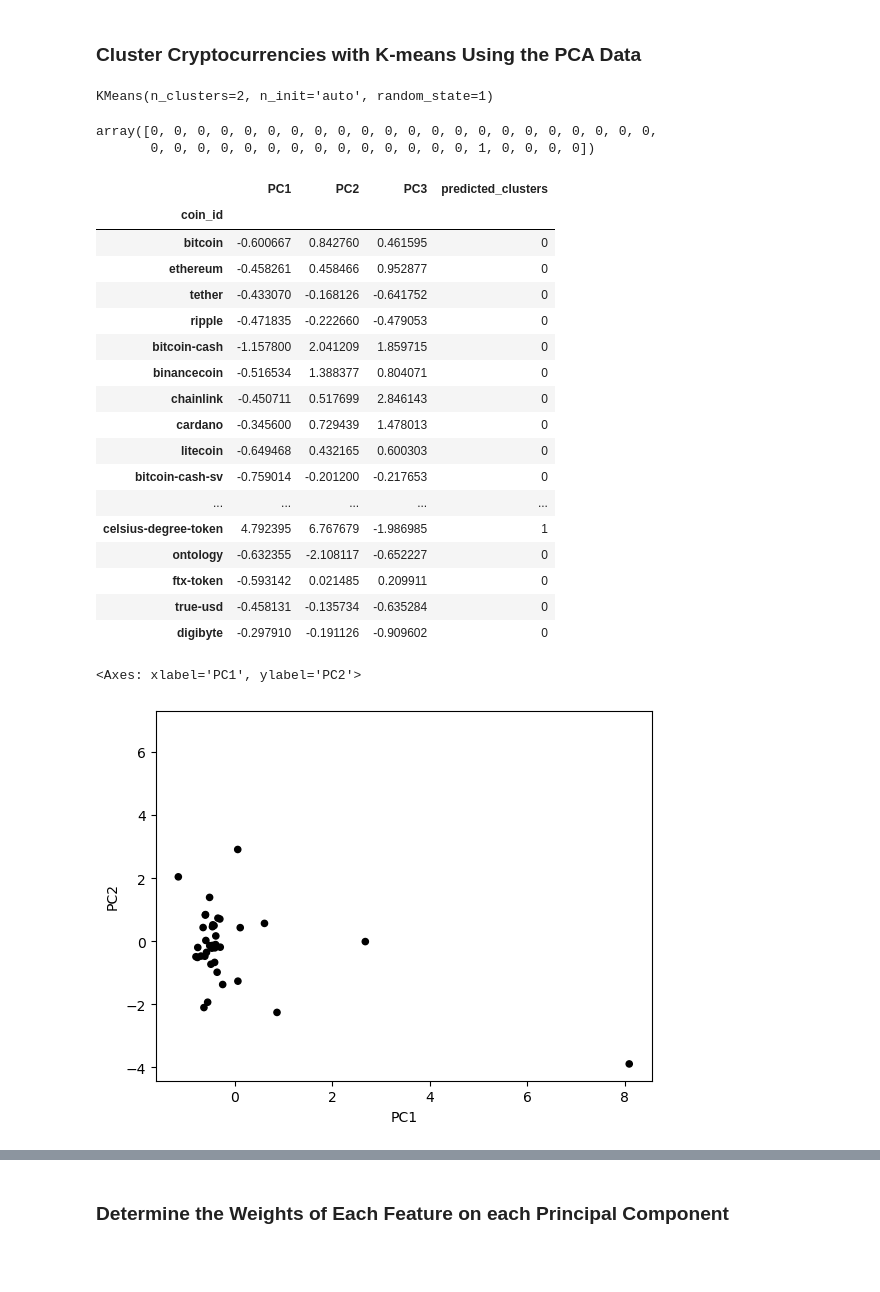
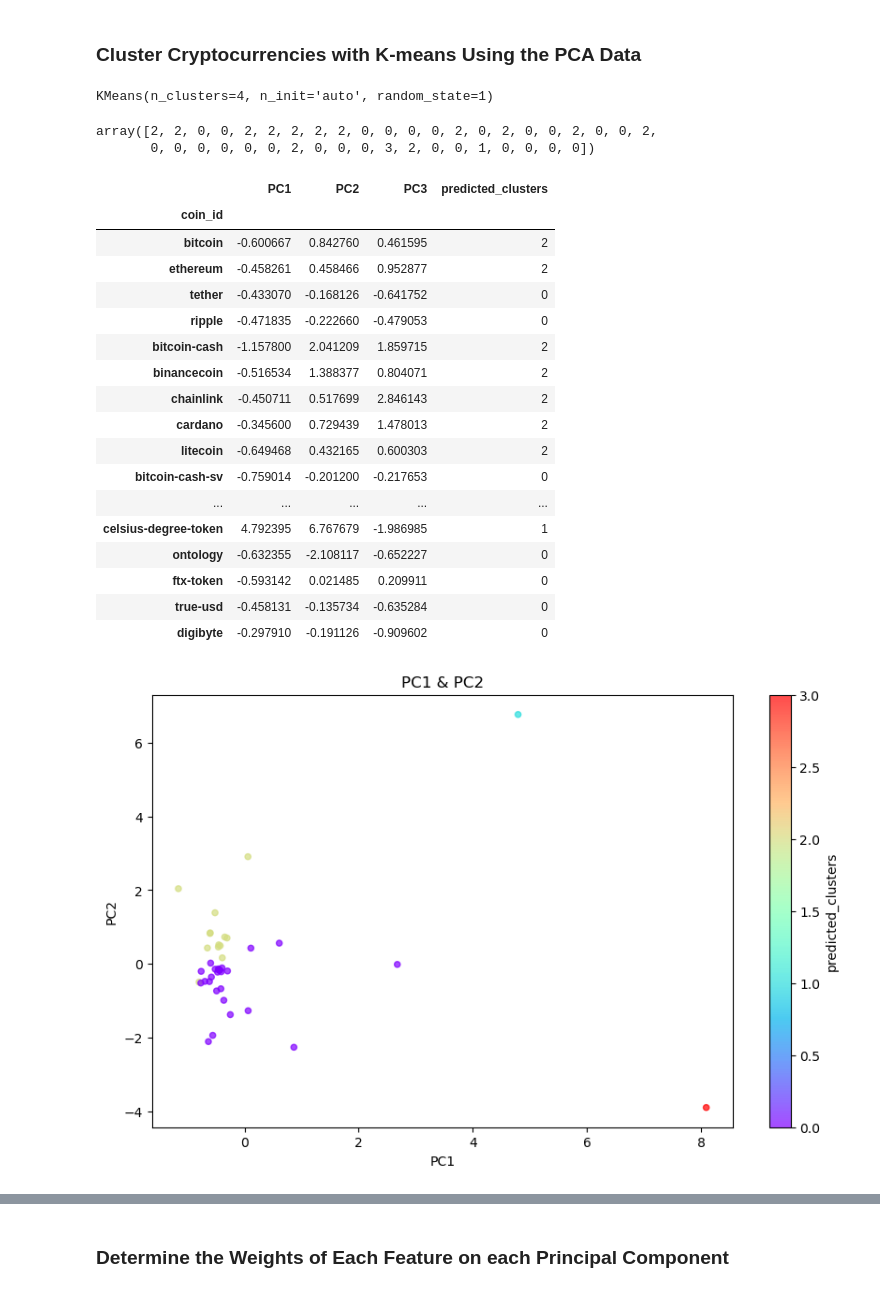
Before and after one commit to McKala1/CryptoClustering, a Jupyter notebook: Crypto_Clustering.ipynb, the cells around one changed output, grey strips where cells are left out. Saved outputs shown, nothing was run; the diff lists cells and outputs as text; code cells hidden in the pictures; blank space fills up the shorter version.

```diff
--- a/Crypto_Clustering.ipynb
+++ b/Crypto_Clustering.ipynb
@@ -189,7 +189,7 @@ plt.show()
 # %%
 # Initialize the K-Means model using the best value for k
 # best_kmeans_model = KMeans(n_clusters=best_k)
-model = KMeans(n_clusters=2, n_init='auto', random_state=1)
+model = KMeans(n_clusters=4, n_init='auto', random_state=1)
 # %%
 # Fit the K-Means model using the scaled data
 model.fit(market_data_stocks_scaled)
@@ -436,12 +442,12 @@ plt.show()
 # Initialize the K-Means model using the best value for k
 import sklearn
 from sklearn.cluster import KMeans
-model = KMeans(n_clusters=2, n_init='auto', random_state=1)
+model = KMeans(n_clusters=4, n_init='auto', random_state=1)
 # %%
 # Fit the K-Means model using the PCA data
 model.fit(pca_data_df)
 # %% [output]
-KMeans(n_clusters=2, n_init='auto', random_state=1)
+KMeans(n_clusters=4, n_init='auto', random_state=1)
 # %%
 # Predict the clusters to group the cryptocurrencies using the PCA data
 predicted_clusters_pca = model.predict(pca_data_df)
@@ -450,8 +456,8 @@ predicted_clusters_pca = model.predict(pca_data_df)
 # Print the resulting array of cluster values.
 display(predicted_clusters_pca)
 # %% [output]
-array([0, 0, 0, 0, 0, 0, 0, 0, 0, 0, 0, 0, 0, 0, 0, 0, 0, 0, 0, 0, 0, 0,
-       0, 0, 0, 0, 0, 0, 0, 0, 0, 0, 0, 0, 0, 0, 1, 0, 0, 0, 0])
+array([2, 2, 0, 0, 2, 2, 2, 2, 2, 0, 0, 0, 0, 2, 0, 2, 0, 0, 2, 0, 0, 2,
+       0, 0, 0, 0, 0, 0, 2, 0, 0, 0, 3, 2, 0, 0, 1, 0, 0, 0, 0])
 # %%
 # Create a copy of the DataFrame with the PCA data
 pca_data_copy = pca_data_df.copy()
@@ -464,15 +470,15 @@ display(pca_data_copy)
 # %% [output]
 |  | PC1 | PC2 | PC3 | predicted_clusters |
 | coin_id |  |  |  |  |
-| bitcoin | -0.600667 | 0.842760 | 0.461595 | 0 |
-| ethereum | -0.458261 | 0.458466 | 0.952877 | 0 |
+| bitcoin | -0.600667 | 0.842760 | 0.461595 | 2 |
+| ethereum | -0.458261 | 0.458466 | 0.952877 | 2 |
 | tether | -0.433070 | -0.168126 | -0.641752 | 0 |
 | ripple | -0.471835 | -0.222660 | -0.479053 | 0 |
-| bitcoin-cash | -1.157800 | 2.041209 | 1.859715 | 0 |
-| binancecoin | -0.516534 | 1.388377 | 0.804071 | 0 |
-| chainlink | -0.450711 | 0.517699 | 2.846143 | 0 |
-| cardano | -0.345600 | 0.729439 | 1.478013 | 0 |
-| litecoin | -0.649468 | 0.432165 | 0.600303 | 0 |
+| bitcoin-cash | -1.157800 | 2.041209 | 1.859715 | 2 |
+| binancecoin | -0.516534 | 1.388377 | 0.804071 | 2 |
+| chainlink | -0.450711 | 0.517699 | 2.846143 | 2 |
+| cardano | -0.345600 | 0.729439 | 1.478013 | 2 |
+| litecoin | -0.649468 | 0.432165 | 0.600303 | 2 |
 | bitcoin-cash-sv | -0.759014 | -0.201200 | -0.217653 | 0 |
 | ... | ... | ... | ... | ... |
 | celsius-degree-token | 4.792395 | 6.767679 | -1.986985 | 1 |
@@ -481,22 +487,29 @@ display(pca_data_copy)
 | true-usd | -0.458131 | -0.135734 | -0.635284 | 0 |
 | digibyte | -0.297910 | -0.191126 | -0.909602 | 0 |
 # %%
-# Convert the 'predicted_clusters' column to string type
-pca_data_copy['predicted_clusters'] = pca_data_copy['predicted_clusters'].astype(str)
+# # Convert the 'predicted_clusters' column to string type
+# pca_data_copy['predicted_clusters'] = pca_data_copy['predicted_clusters'].astype(str)
 
-# Remove 'c=' prefix from the values in 'predicted_clusters' column
-pca_data_copy['predicted_clusters'] = pca_data_copy['predicted_clusters'].str.replace('c=', '')
+# # Remove 'c=' prefix from the values in 'predicted_clusters' column
+# pca_data_copy['predicted_clusters'] = pca_data_copy['predicted_clusters'].str.replace('c=', '')
 
-# Create scatter plot
-pca_data_copy.plot.scatter(
-    x="PC1",
-    y="PC2",
-    c="predicted_clusters",
-    colormap='spring'
-)
+# # Create scatter plot
+# pca_data_copy.plot.scatter(
+#     x="PC1",
+#     y="PC2",
+#     c="predicted_clusters",
+#     colormap='spring'
+# )
+pca_data_copy.plot.scatter(x="PC1", y="PC2", c="predicted_clusters", colormap="rainbow", alpha=0.7, figsize=(10, 6))
+# Set plot title and labels
+plt.title('PC1 & PC2')
+plt.xlabel('PC1')
+plt.ylabel('PC2')
+
+# Show the plot
+plt.show()
 # %% [output]
-<Axes: xlabel='PC1', ylabel='PC2'>
-[figure, old version]
+[figure, new version]
 # %%
 # pca_data_copy['predicted_clusters'] = pca_data_copy['predicted_clusters'].str.replace('c=', '')
 
```
Also changed, not shown: parts of 16 cells of this notebook.
